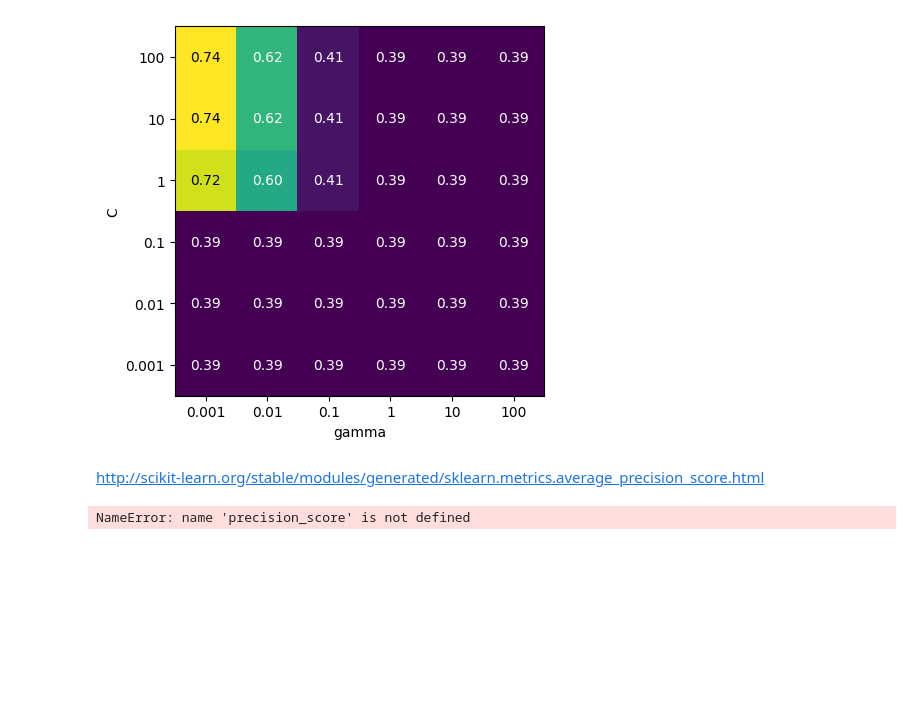
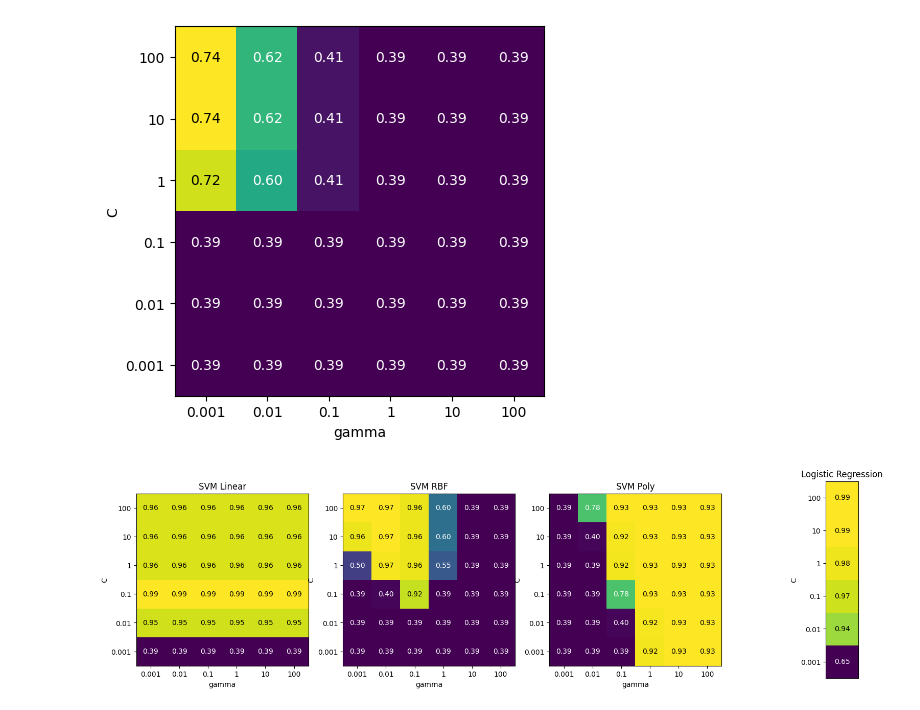
Before and after one commit to KrystianJachna/AI, a Jupyter notebook: cw8/AD_Z08_B_Stratified_GridSearchCV.ipynb, the cells around one changed output. Saved outputs shown, nothing was run; the diff lists cells and outputs as text; code cells hidden in the pictures; blank space fills up the shorter version.

```diff
--- a/cw8/AD_Z08_B_Stratified_GridSearchCV.ipynb
+++ b/cw8/AD_Z08_B_Stratified_GridSearchCV.ipynb
@@ -111,17 +125,61 @@ heatmap(scores, xlabel='gamma', xticklabels=param_grid['gamma'], ylabel='C', yti
 plt.show()
 # %% [output]
 [figure]
-# %% [markdown]
-http://scikit-learn.org/stable/modules/generated/sklearn.metrics.average_precision_score.html
-# %%
-import pandas as pd
-d = {'precision_score': precision_score,
-     'recall_score': recall_score,
-     'f1_score': f1_score,
-     'accuracy_score' : accuracy_score
-    }
-df = pd.DataFrame(data=d)
-df.insert(loc=0, column='Method', value=['SVM rbf', 'SVM linear'])
-df
-# %% [output]
-NameError: name 'precision_score' is not defined
+# %%
+def grid_fit(model, param_grid):
+    grid = GridSearchCV(model, param_grid, cv=kfold, return_train_score=True)
+    grid.fit(X_train_scaled, y_train)
+
+    results = pd.DataFrame(grid.cv_results_)
+    scores = np.array(results.mean_test_score).reshape(len(param_grid['C']), len(param_grid.get('gamma', [1])))
+
+    return scores, grid.best_estimator_
+# %%
+def score_model(model):
+    y_pred = model.predict(X_test_scaled)
+
+    precision = metrics.precision_score(y_test, y_pred, average='weighted')
+    recall = metrics.recall_score(y_test, y_pred, average='weighted')
+    f1 = metrics.f1_score(y_test, y_pred, average='weighted')
+    accuracy = metrics.accuracy_score(y_test, y_pred)
+
+    return precision, recall, f1, accuracy
+# %%
+fig, axs = plt.subplots(1, 4, figsize=(20, 5))
+df = pd.DataFrame(columns=["name", "precision", "recall", "f1", "accuracy"])
+
+param_grid_svm = {'C': [0.001, 0.01, 0.1, 1, 10, 100],
+                  'gamma': [0.001, 0.01, 0.1, 1, 10, 100]}
+
+param_grid_lr = {'C': [0.001, 0.01, 0.1, 1, 10, 100]}
+
+methods = [
+    ("SVM Linear", SVC(kernel="linear"), param_grid_svm),
+    ("SVM RBF", SVC(kernel="rbf"), param_grid_svm),
+    ("SVM Poly", SVC(kernel="poly"), param_grid_svm),
+    (
+        "Logistic Regression", LogisticRegression(multi_class="multinomial", solver="saga", max_iter=10_000),
+        param_grid_lr)
+]
+
+for i, (method, model, param_grid) in enumerate(methods):
+    with warnings.catch_warnings():
+        warnings.simplefilter("ignore")
+        scores, best_model = grid_fit(model, param_grid)
+        precision, recall, f1, accuracy = score_model(best_model)
+        df.loc[i] = [method, *score_model(best_model)]
+
+    heatmap(
+        scores,
+        xlabel='gamma' if 'gamma' in param_grid.keys() else "",
+        xticklabels=param_grid.get('gamma', []),
+        ylabel="C",
+        yticklabels=param_grid.get('C', None),
+        cmap="viridis",
+        ax=axs[i],
+    )
+    axs[i].set_title(f"{method}")
+
+plt.show()
+# %% [output]
+[figure, added]
```
Also changed, not shown: parts of 9 cells of this notebook.
